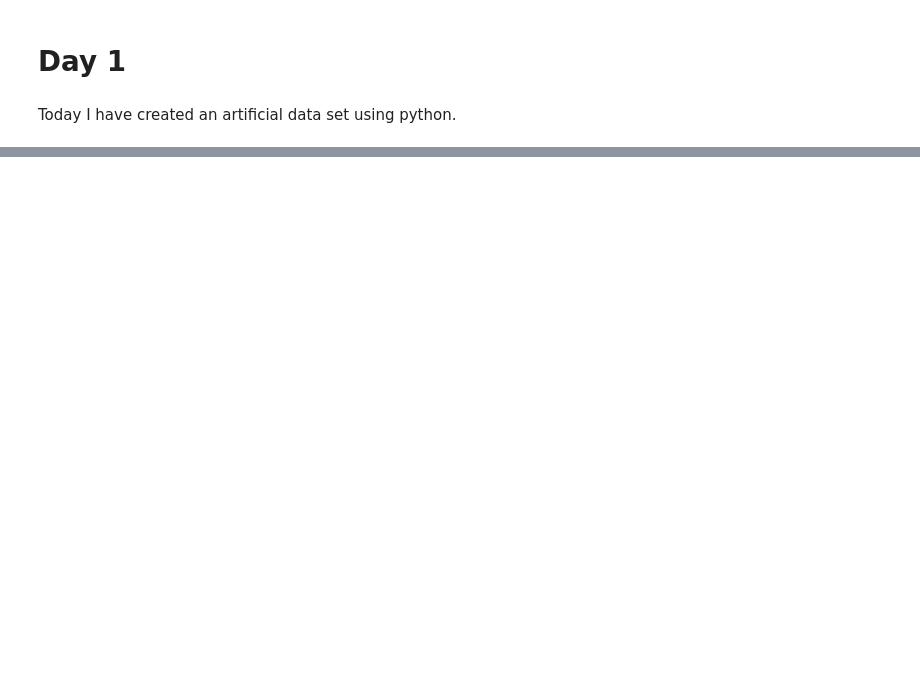
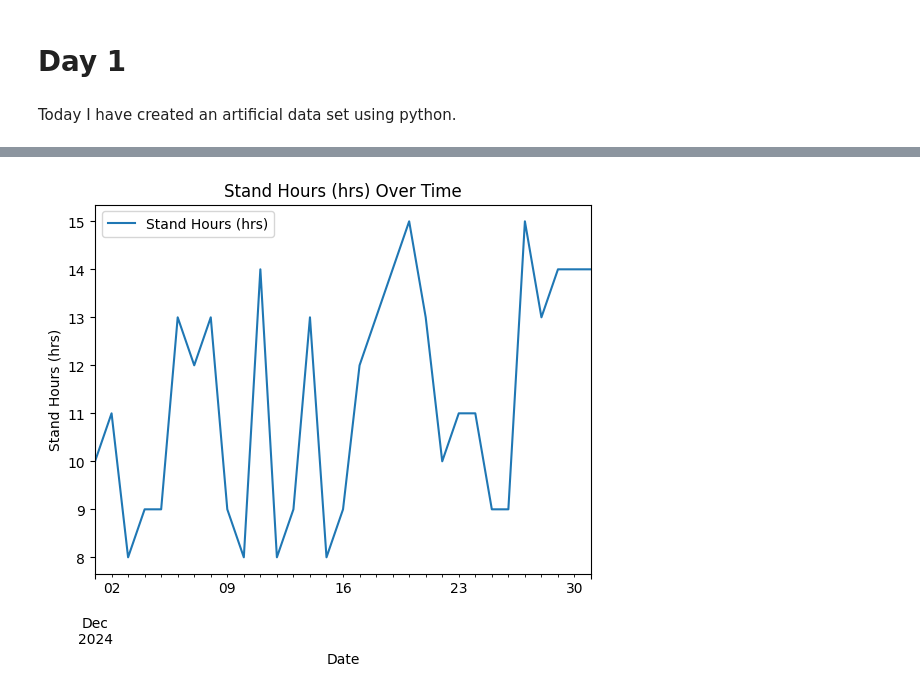
Before and after one commit to lerissamistry/Christmas-Coding-Challenge-2024, a Jupyter notebook: Christmas_Coding_Challenge_2024.ipynb, the cells around one changed output, grey strips where cells are left out. Drawn from its saved outputs; the diff is of its cells as text; code cells hidden in the pictures; blank space fills up the shorter version.

```diff
--- a/Christmas_Coding_Challenge_2024.ipynb
+++ b/Christmas_Coding_Challenge_2024.ipynb
@@ -50,0 +76,8 @@ df
+# %%
+df.plot(x='Date', y='Stand Hours (hrs)')
+plt.title('Stand Hours (hrs) Over Time')
+plt.xlabel('Date')
+plt.ylabel('Stand Hours (hrs)')
+plt.show()
+# %% [output]
+[figure, added]
```
Also changed, not shown: parts of 5 cells of this notebook.
